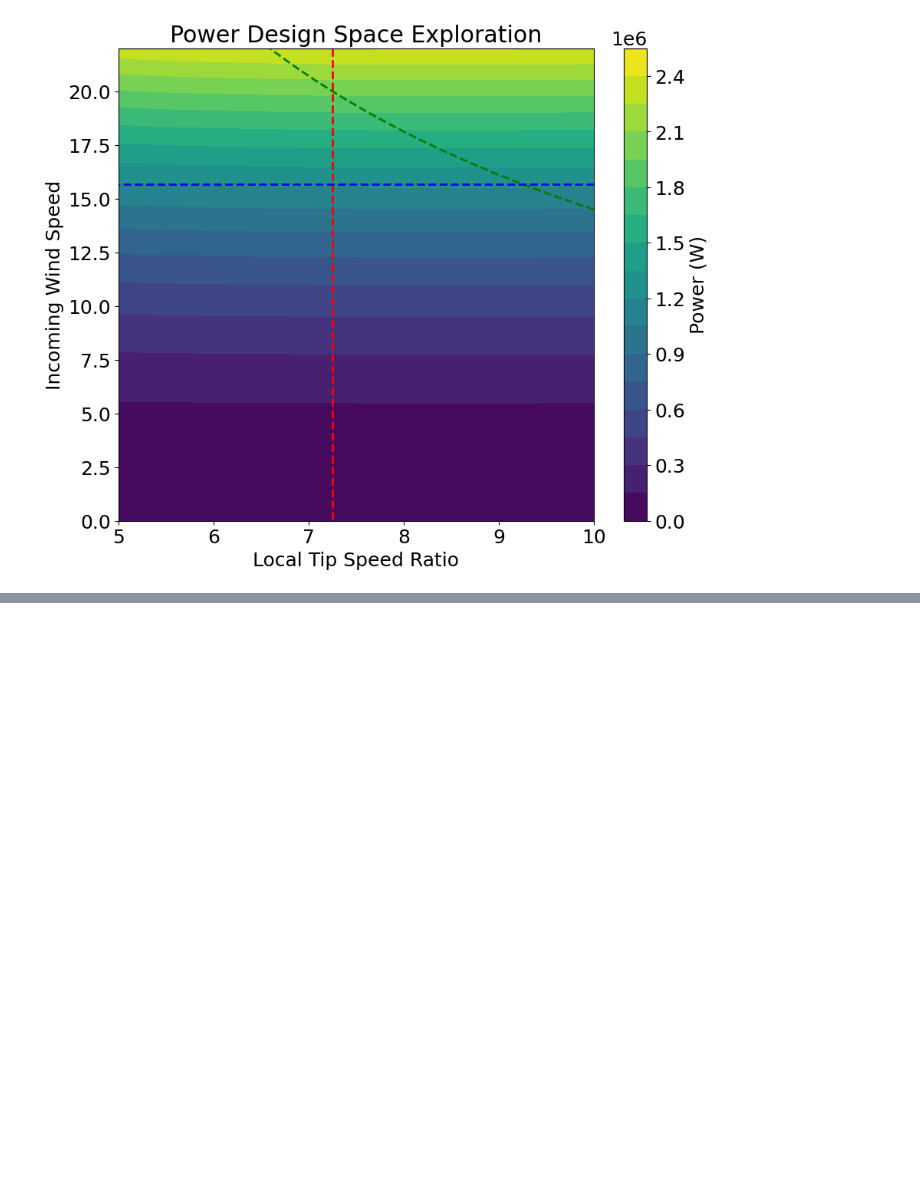
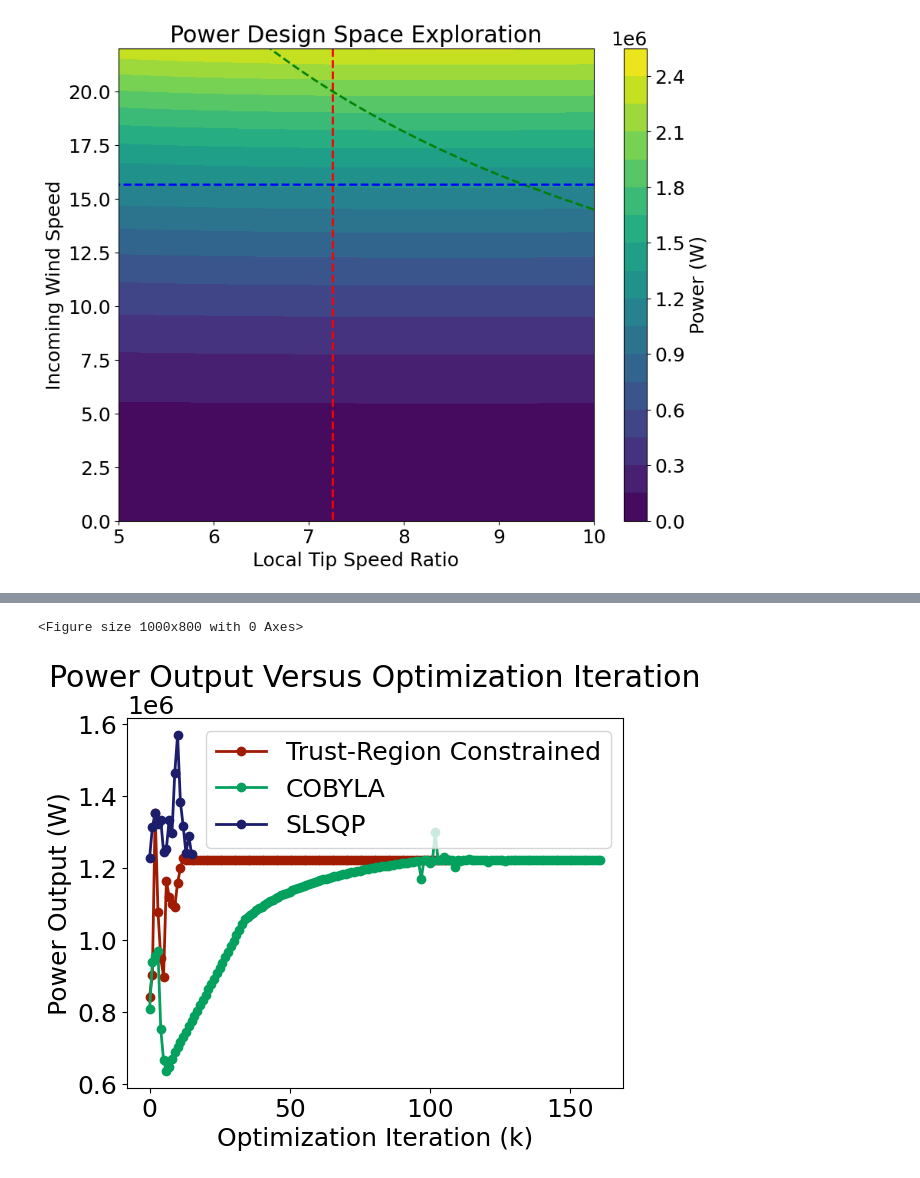
Before and after one commit to divyatyagi8/AERSP497_Project, a Jupyter notebook: windpower_opt.ipynb, the cells around one changed output, grey strips where cells are left out. Cells and saved outputs as stored; diff of their text form; code cells hidden in the pictures; blank space fills up the shorter version.

```diff
--- a/windpower_opt.ipynb
+++ b/windpower_opt.ipynb
@@ -385,0 +476,16 @@ IndexError: list index out of range
+# %%
+# Function Value vs. Optimization Iteration
+
+plt.figure(figsize=(10, 8))
+plt.figure()
+plt.plot(range(len(fx_tr)), fx_tr, marker='o',c='#a11b03', label='Trust-Region Constrained')
+plt.plot(range(len(fx_c)), fx_c, marker='o',c='#03a15d', label='COBYLA')
+plt.plot(range(len(fx_slsqp)), fx_slsqp, marker='o',c='#1c1d6b', label='SLSQP')
+plt.xlabel('Optimization Iteration (k)')
+plt.ylabel('Power Output (W)')
+plt.title('Power Output Versus Optimization Iteration')
+plt.legend()
+plt.show()
+# %% [output]
+<Figure size 1000x800 with 0 Axes>
+[figure, added]
```
Also changed, not shown: parts of 9 cells of this notebook.
